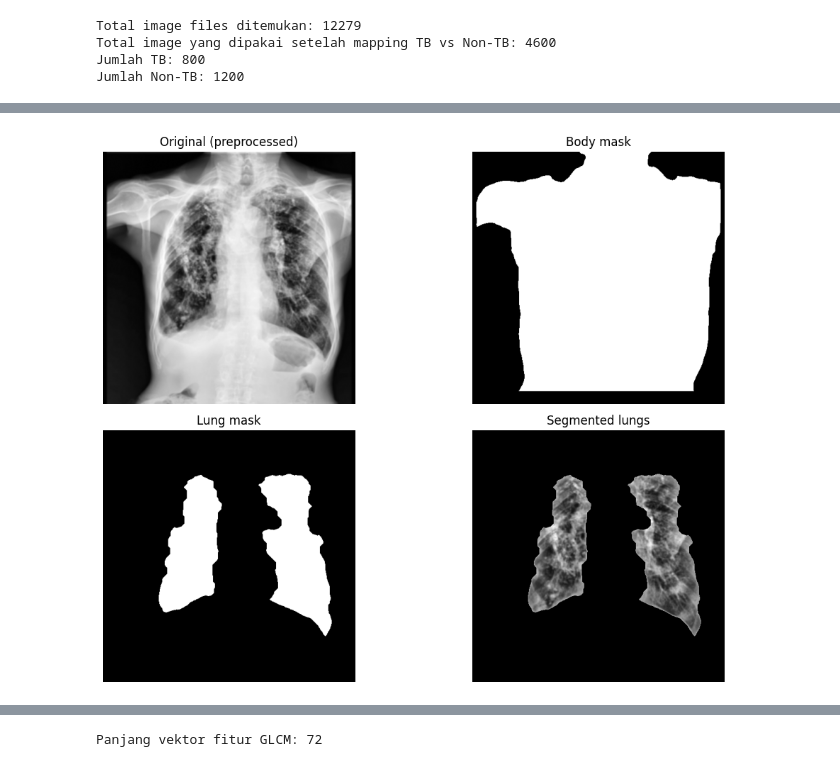
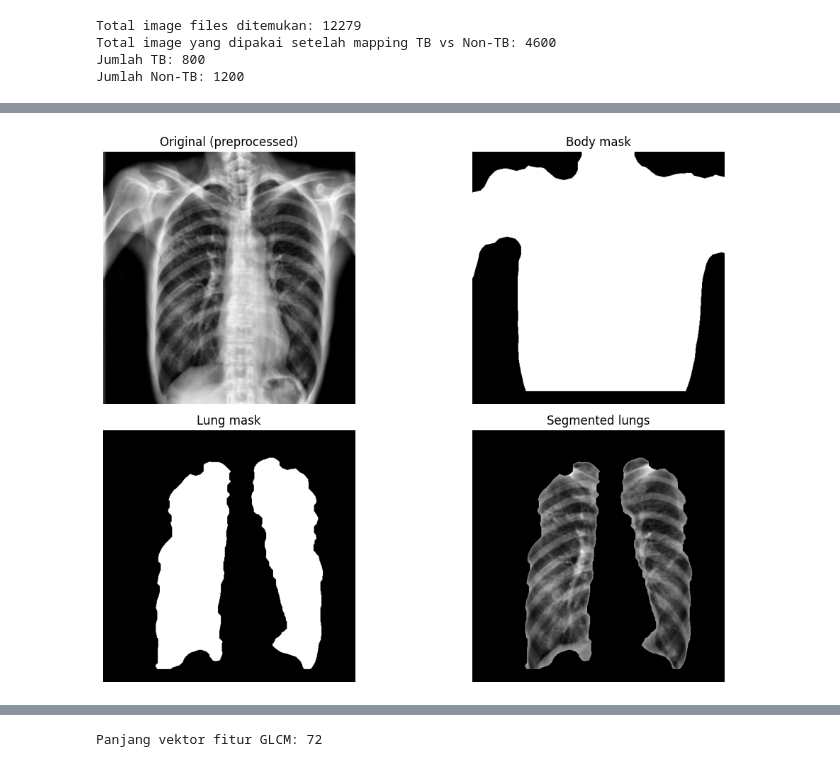
Before and after one commit to kosmasrio0411/Final-Project-PCD, a Jupyter notebook: Final_Project_PCD.ipynb, the cells around one changed output, grey strips where cells are left out. Cells and saved outputs as stored; diff of their text form; code cells hidden in the pictures.

```diff
--- a/Final_Project_PCD.ipynb
+++ b/Final_Project_PCD.ipynb
@@ -166,8 +165,4 @@ plt.subplot(1,3,2); plt.imshow(pre, cmap="gray"); plt.title("Gaussian + CLAHE");
 # %%
-import cv2
-import numpy as np
-from scipy import ndimage as ndi
-
 def get_body_mask(img):
     img = np.clip(img, 0, 255).astype(np.uint8)
     h, w = img.shape
@@ -176,7 +171,7 @@ def get_body_mask(img):
     _, body = cv2.threshold(blur, 0, 255, cv2.THRESH_BINARY + cv2.THRESH_OTSU)
 
     k = cv2.getStructuringElement(cv2.MORPH_ELLIPSE, (15, 15))
-    body = cv2.morphologyEx(body, cv2.MORPH_CLOSE, k, iterations=1)
+    body = cv2.morphologyEx(body, cv2.MORPH_CLOSE, k, iterations=4)
 
     body[int(0.95 * h):, :] = 0
 
@@ -228,9 +223,10 @@ def segment_lungs_final(img_pre, debug=False):
     lung_mask = np.zeros_like(img, np.uint8)
     if num_labels > 1:
         areas = stats[1:, cv2.CC_STAT_AREA]
-        idx = np.argsort(areas)[-2:]          # indeks di stats[1:]
-        chosen = (idx + 1).tolist()           # label asli
-        lung_mask = np.isin(labels, chosen).astype(np.uint8)
+        sorted_idx_desc = np.argsort(areas)[::-1]          # indeks di stats[1:]
+        top_2_idx = sorted_idx_desc[:2]         # label asli
+        chosen_labels = (top_2_idx + 1).tolist()
+        lung_mask = np.isin(labels, chosen_labels).astype(np.uint8)
 
     # 8. batasi ke body, fill holes, smooth akhir
     lung_mask[body_mask == 0] = 0
@@ -247,8 +243,7 @@ def segment_lungs_final(img_pre, debug=False):
     segmented = img * lung_mask
     return segmented, lung_mask
 # %%
-import matplotlib.pyplot as plt
-sample_img = cv2.imread(paths_balanced[0], cv2.IMREAD_GRAYSCALE)
+sample_img = cv2.imread(paths_balanced[1], cv2.IMREAD_GRAYSCALE)
 pre = preprocess_image(sample_img)
 segmented, lung_mask = segment_lungs_final(pre)  # atau segment_lungs_final
 
@@ -258,34 +253,34 @@ body_mask = get_body_mask(pre)
 
 # 2. pastikan juga kamu sudah punya segmented & lung_mask
 # segmented, lung_mask = segment_lungs_simple(pre, debug=True)
 
 # 3. plot semuanya
 plt.figure(figsize=(12, 8))
 
 plt.subplot(2, 2, 1)
 plt.title("Original (preprocessed)")
 plt.imshow(pre, cmap='gray')
 plt.axis('off')
 
 plt.subplot(2, 2, 2)
 plt.title("Body mask")
 plt.imshow(body_mask, cmap='gray')
 plt.axis('off')
 
 plt.subplot(2, 2, 3)
 plt.title("Lung mask")
 plt.imshow(lung_mask, cmap='gray')
 plt.axis('off')
 
 plt.subplot(2, 2, 4)
 plt.title("Segmented lungs")
 plt.imshow(segmented, cmap='gray')
 plt.axis('off')
 
 plt.tight_layout()
 plt.show()
 # %% [output]
-[figure, old version]
+[figure, new version]
 # %%
 sample_img = cv2.imread(paths_balanced[0], cv2.IMREAD_GRAYSCALE)
 
```
Also changed, not shown: parts of 10 cells of this notebook.
